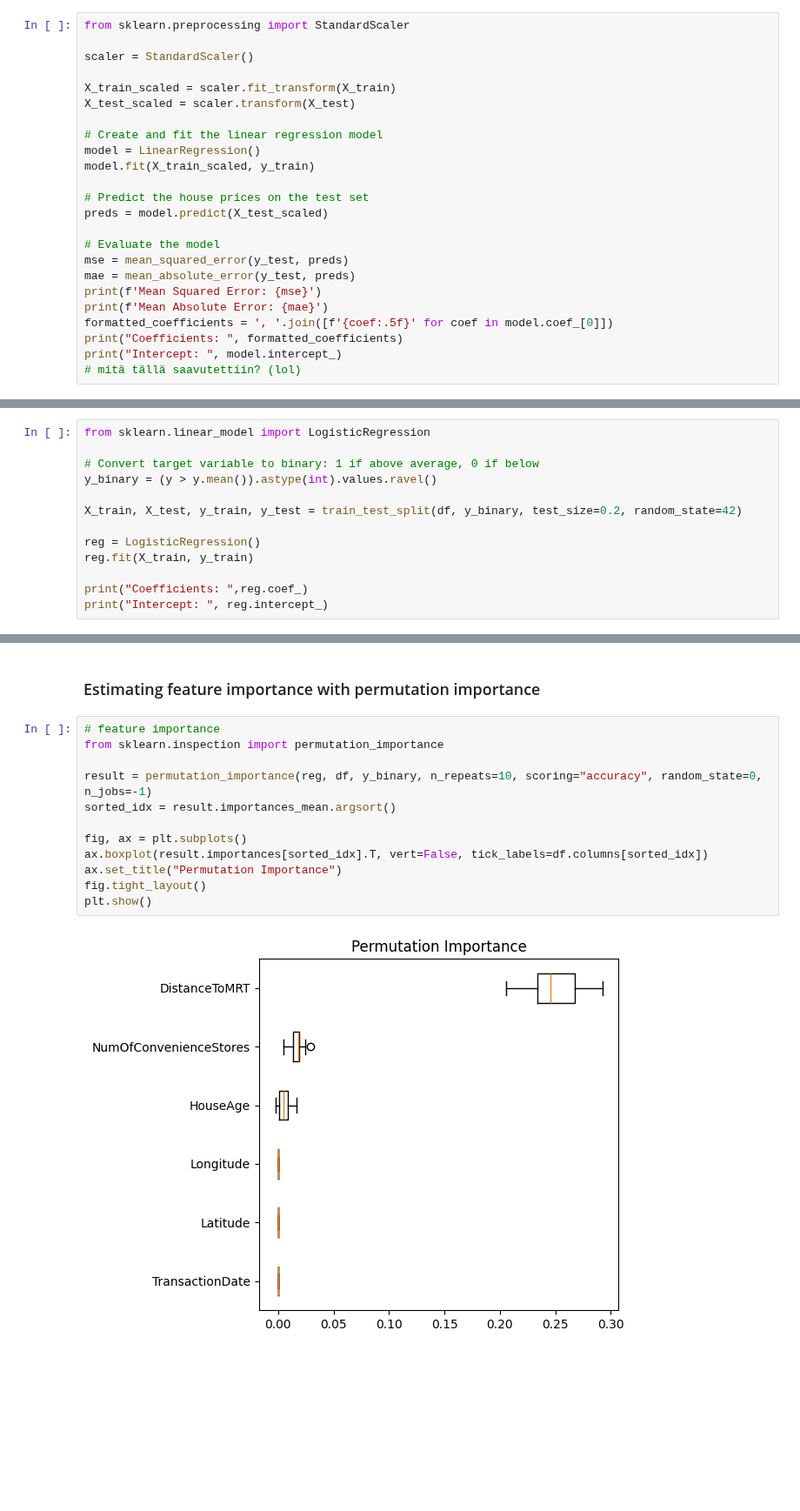
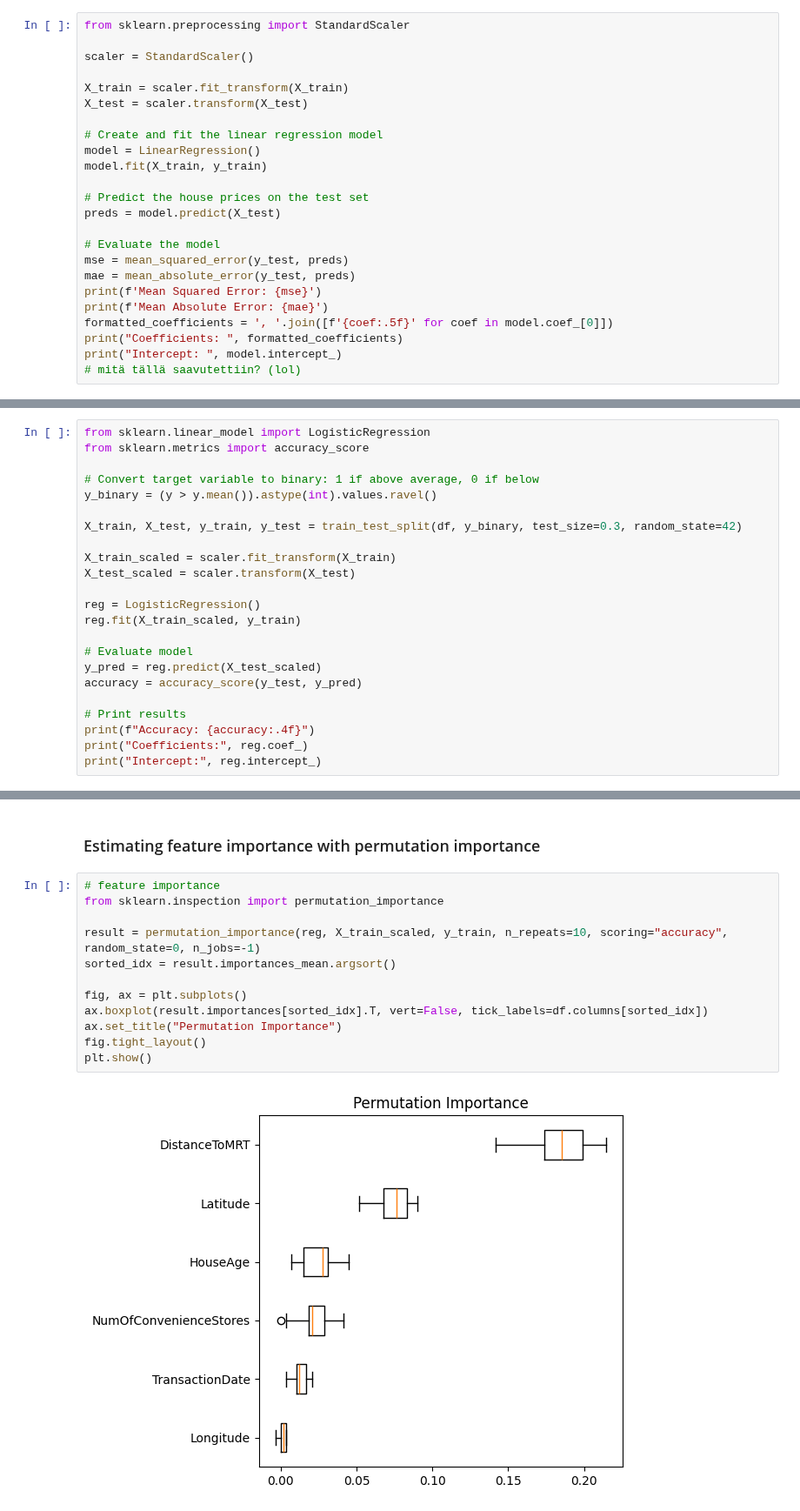
Before and after one commit to hinmiro/dataIsBeautifull_G2, a Jupyter notebook: assignments/linear_and_logistic_regression.ipynb, the cells around one changed output, grey strips where cells are left out. Shown at 87% size. Cells and saved outputs as stored; diff of their text form; blank space fills up the shorter version.

Commit message:
accuracy metrics + logistic regression using scaled data

```diff
--- a/assignments/linear_and_logistic_regression.ipynb
+++ b/assignments/linear_and_logistic_regression.ipynb
@@ -96,15 +96,15 @@ from sklearn.preprocessing import StandardScaler
 
 scaler = StandardScaler()
 
-X_train_scaled = scaler.fit_transform(X_train)
-X_test_scaled = scaler.transform(X_test)
+X_train = scaler.fit_transform(X_train)
+X_test = scaler.transform(X_test)
 
 # Create and fit the linear regression model
 model = LinearRegression()
-model.fit(X_train_scaled, y_train)
+model.fit(X_train, y_train)
 
 # Predict the house prices on the test set
-preds = model.predict(X_test_scaled)
+preds = model.predict(X_test)
 
 # Evaluate the model
 mse = mean_squared_error(y_test, preds)
@@ -139,15 +139,25 @@ The absolute values of model.coef_ increase or decrease depending on scaling whi
 ## Logistic regression
 # %%
 from sklearn.linear_model import LogisticRegression
+from sklearn.metrics import accuracy_score
 
 # Convert target variable to binary: 1 if above average, 0 if below
 y_binary = (y > y.mean()).astype(int).values.ravel()
 
-X_train, X_test, y_train, y_test = train_test_split(df, y_binary, test_size=0.2, random_state=42)
+X_train, X_test, y_train, y_test = train_test_split(df, y_binary, test_size=0.3, random_state=42)
+
+X_train_scaled = scaler.fit_transform(X_train)
+X_test_scaled = scaler.transform(X_test)
 
 reg = LogisticRegression()
-reg.fit(X_train, y_train)
+reg.fit(X_train_scaled, y_train)
 
-print("Coefficients: ",reg.coef_)
-print("Intercept: ", reg.intercept_)
+# Evaluate model
+y_pred = reg.predict(X_test_scaled)
+accuracy = accuracy_score(y_test, y_pred)
+
+# Print results
+print(f"Accuracy: {accuracy:.4f}")
+print("Coefficients:", reg.coef_)
+print("Intercept:", reg.intercept_)
 # %% [output]
@@ -189,14 +200,14 @@ Confusion Matrix:
 # %%
 # feature importance
 from sklearn.inspection import permutation_importance
 
-result = permutation_importance(reg, df, y_binary, n_repeats=10, scoring="accuracy", random_state=0, n_jobs=-1)
+result = permutation_importance(reg, X_train_scaled, y_train, n_repeats=10, scoring="accuracy", random_state=0, n_jobs=-1)
 sorted_idx = result.importances_mean.argsort()
 
 fig, ax = plt.subplots()
 ax.boxplot(result.importances[sorted_idx].T, vert=False, tick_labels=df.columns[sorted_idx])
 ax.set_title("Permutation Importance")
 fig.tight_layout()
 plt.show()
 # %% [output]
-[figure, old version]
+[figure, new version]
```
Also changed, not shown: parts of 2 cells of this notebook.
